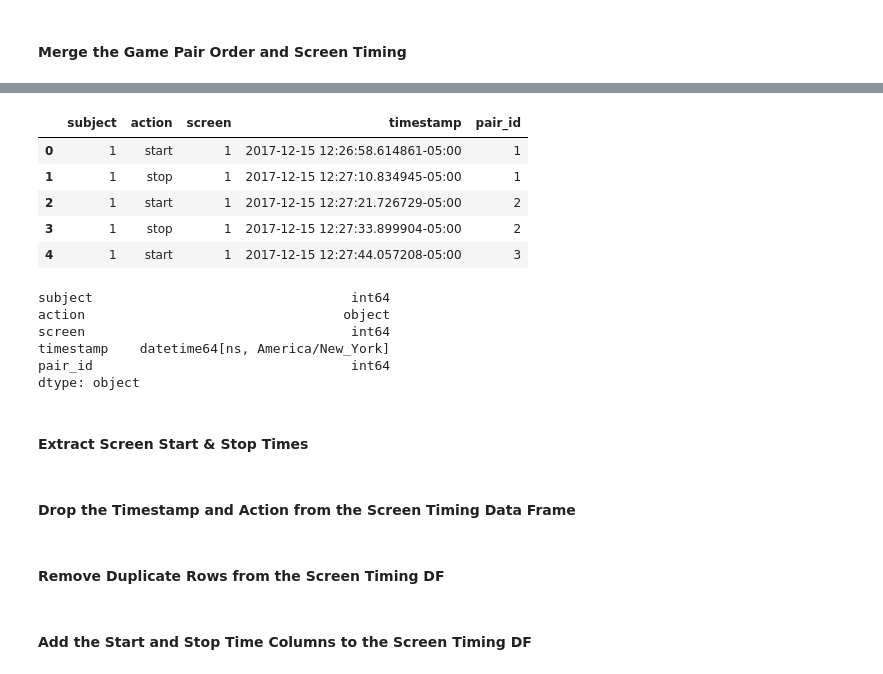
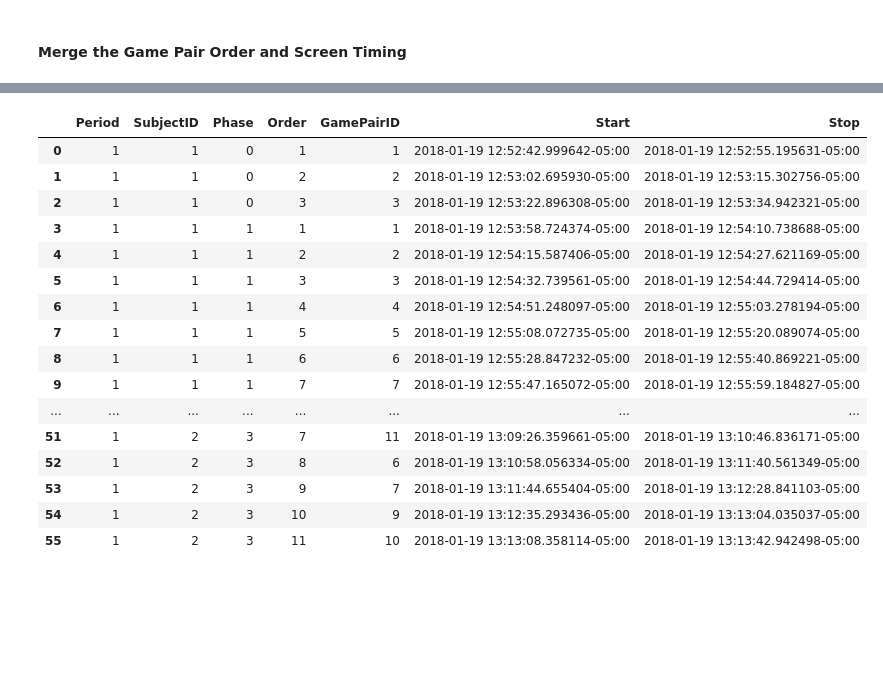
Before and after one commit to aaruff/AIG-EyeTrackerPostProcessing, a Jupyter notebook: ScreenTimePostProcessing.ipynb, the cells around one changed output, grey strips where cells are left out. Saved outputs shown, nothing was run; the diff lists cells and outputs as text; code cells hidden in the pictures; blank space fills up the shorter version.

```diff
--- a/ScreenTimePostProcessing.ipynb
+++ b/ScreenTimePostProcessing.ipynb
@@ -147,22 +168,0 @@ dtype: object
-# %%
-screen_timing.timestamp = screen_timing.timestamp.dt.tz_localize('utc')
-screen_timing.timestamp = screen_timing.timestamp.dt.tz_convert('America/New_York')
-screen_timing.head()
-# %% [output]
-|  | subject | action | screen | timestamp | pair_id |
-| 0 | 1 | start | 1 | 2017-12-15 12:26:58.614861-05:00 | 1 |
-| 1 | 1 | stop | 1 | 2017-12-15 12:27:10.834945-05:00 | 1 |
-| 2 | 1 | start | 1 | 2017-12-15 12:27:21.726729-05:00 | 2 |
-| 3 | 1 | stop | 1 | 2017-12-15 12:27:33.899904-05:00 | 2 |
-| 4 | 1 | start | 1 | 2017-12-15 12:27:44.057208-05:00 | 3 |
-# %%
-screen_timing.dtypes
-# %% [output]
-subject                                 int64
-action                                 object
-screen                                  int64
-timestamp    datetime64[ns, America/New_York]
-pair_id                                 int64
-dtype: object
-# %% [markdown]
-#### Extract Screen Start & Stop Times
@@ -173,7 +169,23 @@ stop_times = screen_timing.loc[[i*2+1 for i in range(num_screens)], 'timestamp']
-# %% [markdown]
-#### Drop the Timestamp and Action from the Screen Timing Data Frame
+# %%
+timing = pd.merge(pair_order, screen_timing, left_on=['SubjectID', 'Phase', 'Order'], right_on=['SubjectID', 'Phase', 'Order'])
 # %%
-screen_timing.drop('timestamp', axis=1, inplace=True)
-screen_timing.drop('action', axis=1, inplace=True)
+timing.drop(['GamePairOrder'], axis=1, inplace=True)
+timing
+# %% [output]
+|  | Period | SubjectID | Phase | Order | GamePairID | Start | Stop |
+| 0 | 1 | 1 | 0 | 1 | 1 | 2018-01-19 12:52:42.999642-05:00 | 2018-01-19 12:52:55.195631-05:00 |
+| 1 | 1 | 1 | 0 | 2 | 2 | 2018-01-19 12:53:02.695930-05:00 | 2018-01-19 12:53:15.302756-05:00 |
+| 2 | 1 | 1 | 0 | 3 | 3 | 2018-01-19 12:53:22.896308-05:00 | 2018-01-19 12:53:34.942321-05:00 |
+| 3 | 1 | 1 | 1 | 1 | 1 | 2018-01-19 12:53:58.724374-05:00 | 2018-01-19 12:54:10.738688-05:00 |
+| 4 | 1 | 1 | 1 | 2 | 2 | 2018-01-19 12:54:15.587406-05:00 | 2018-01-19 12:54:27.621169-05:00 |
+| 5 | 1 | 1 | 1 | 3 | 3 | 2018-01-19 12:54:32.739561-05:00 | 2018-01-19 12:54:44.729414-05:00 |
+| 6 | 1 | 1 | 1 | 4 | 4 | 2018-01-19 12:54:51.248097-05:00 | 2018-01-19 12:55:03.278194-05:00 |
+| 7 | 1 | 1 | 1 | 5 | 5 | 2018-01-19 12:55:08.072735-05:00 | 2018-01-19 12:55:20.089074-05:00 |
+| 8 | 1 | 1 | 1 | 6 | 6 | 2018-01-19 12:55:28.847232-05:00 | 2018-01-19 12:55:40.869221-05:00 |
+| 9 | 1 | 1 | 1 | 7 | 7 | 2018-01-19 12:55:47.165072-05:00 | 2018-01-19 12:55:59.184827-05:00 |
+| ... | ... | ... | ... | ... | ... | ... | ... |
+| 51 | 1 | 2 | 3 | 7 | 11 | 2018-01-19 13:09:26.359661-05:00 | 2018-01-19 13:10:46.836171-05:00 |
+| 52 | 1 | 2 | 3 | 8 | 6 | 2018-01-19 13:10:58.056334-05:00 | 2018-01-19 13:11:40.561349-05:00 |
+| 53 | 1 | 2 | 3 | 9 | 7 | 2018-01-19 13:11:44.655404-05:00 | 2018-01-19 13:12:28.841103-05:00 |
+| 54 | 1 | 2 | 3 | 10 | 9 | 2018-01-19 13:12:35.293436-05:00 | 2018-01-19 13:13:04.035037-05:00 |
+| 55 | 1 | 2 | 3 | 11 | 10 | 2018-01-19 13:13:08.358114-05:00 | 2018-01-19 13:13:42.942498-05:00 |
-# %% [markdown]
-#### Remove Duplicate Rows from the Screen Timing DF
@@ -183,2 +191,0 @@ screen_timing = screen_timing.reset_index(drop=True)
-# %% [markdown]
-#### Add the Start and Stop Time Columns to the Screen Timing DF
```
Also changed, not shown: parts of 51 cells of this notebook, 5 other files.
